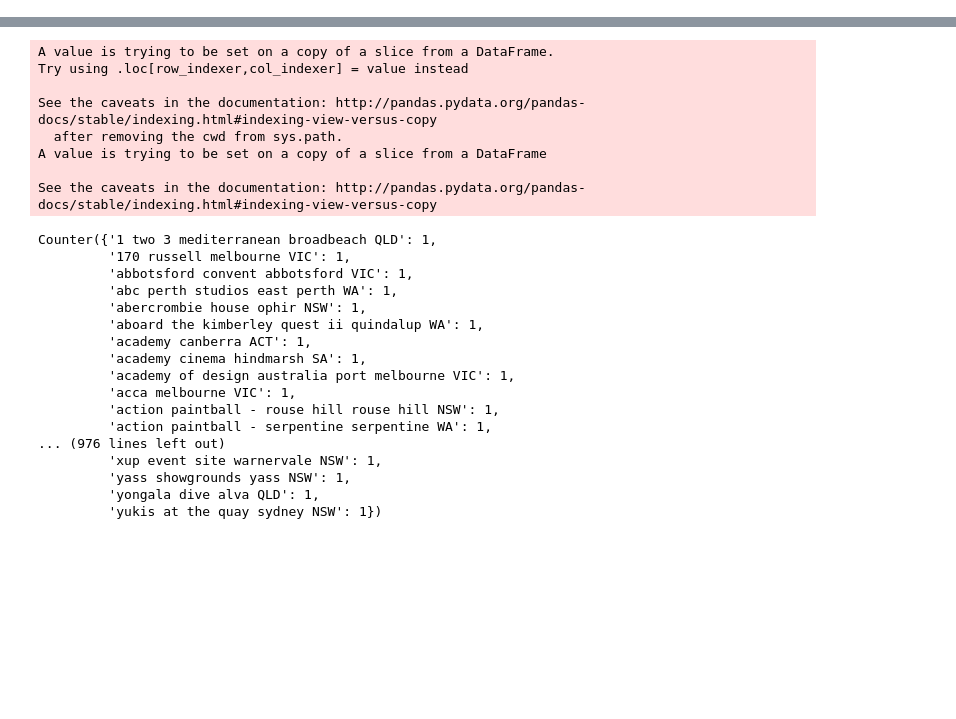
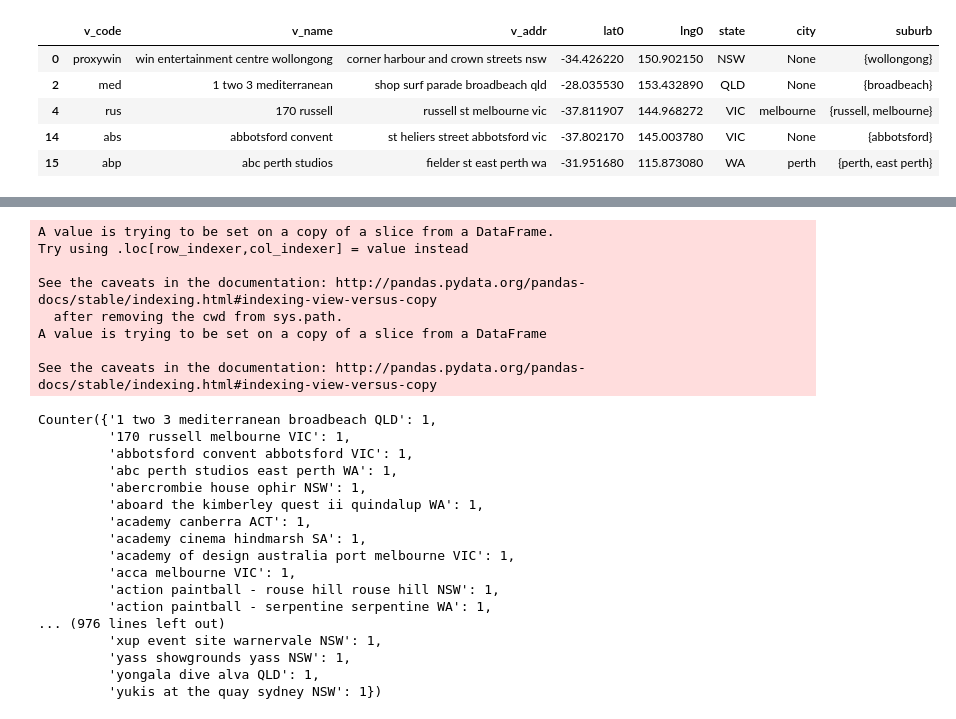
Before and after one commit to eeghor/gmaps_venue_coords, a Jupyter notebook: aus_venue_coords_check.ipynb, the cells around one changed output, grey strips where cells are left out. Saved outputs shown, nothing was run; the diff lists cells and outputs as text; code cells hidden in the pictures; blank space fills up the shorter version.

```diff
--- a/aus_venue_coords_check.ipynb
+++ b/aus_venue_coords_check.ipynb
@@ -144,0 +146,2 @@ See the caveats in the documentation: http://pandas.pydata.org/pandas-docs/stabl
+# %%
+nopoi_v_codes = set(venues.v_code.tolist()) - poi_v_codes
@@ -144,0 +158,10 @@ See the caveats in the documentation: http://pandas.pydata.org/pandas-docs/stabl
+# %%
+venues_nopoi = venues.loc[venues.v_code.isin(nopoi_v_codes),:]
+venues_nopoi.head()
+# %% [output]
+|  | v_code | v_name | v_addr | lat0 | lng0 | state | city | suburb |
+| 0 | proxywin | win entertainment centre wollongong | corner harbour and crown streets nsw | -34.426220 | 150.902150 | NSW | None | {wollongong} |
+| 2 | med | 1 two 3 mediterranean | shop surf parade broadbeach qld | -28.035530 | 153.432890 | QLD | None | {broadbeach} |
+| 4 | rus | 170 russell | russell st melbourne vic | -37.811907 | 144.968272 | VIC | melbourne | {russell, melbourne} |
+| 14 | abs | abbotsford convent | st heliers street abbotsford vic | -37.802170 | 145.003780 | VIC | None | {abbotsford} |
+| 15 | abp | abc perth studios | fielder st east perth wa | -31.951680 | 115.873080 | WA | perth | {perth, east perth} |
```
Also changed, not shown: parts of 13 cells of this notebook.
